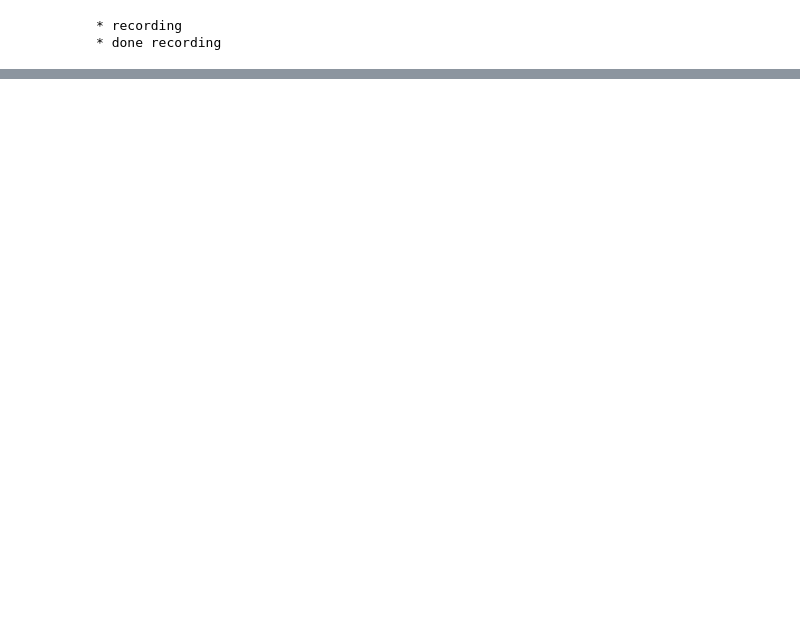
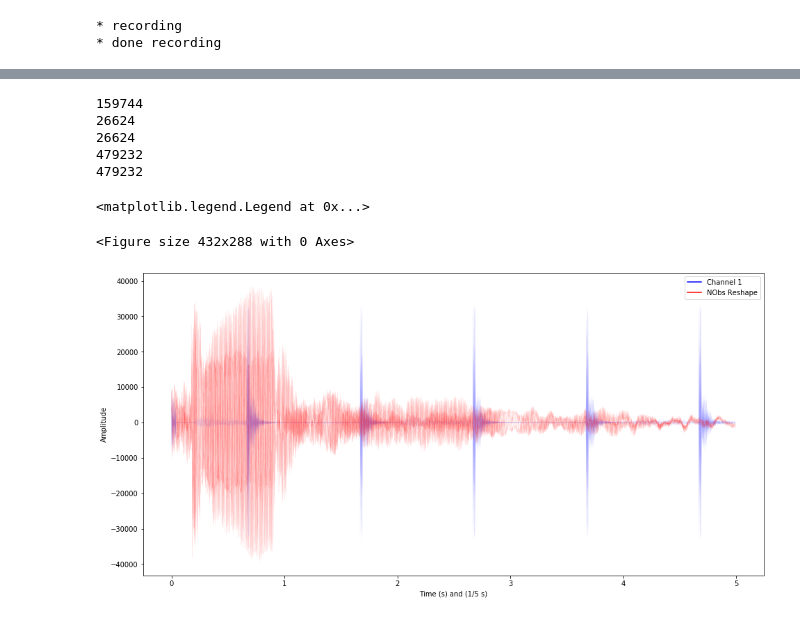
Before and after one commit to richard-romano/Radar435, a Jupyter notebook: RadarSim/LibrosaVersionRadar.ipynb, the cells around one changed output, grey strips where cells are left out. Saved outputs shown, nothing was run; the diff lists cells and outputs as text; code cells hidden in the pictures; blank space fills up the shorter version.

```diff
--- a/RadarSim/LibrosaVersionRadar.ipynb
+++ b/RadarSim/LibrosaVersionRadar.ipynb
@@ -134,0 +194,35 @@ librosa.display.waveplot(x, sr=sr)
+# %%
+# PLOT
+time = np.arange(0, float(audData.shape[0]), 1) / rate
+time2 = np.arange(0, float(audData.shape[0]/(3*6)), 1) / rate*3*6
+
+print(len(n_obs_channel1_env))
+print(len(n_obs_channel1_env[0:26624]))
+print(len(time2))
+print(len(channel1))
+print(len(time))
+
+#plot amplitude (or loudness) over time
+plt.clf()
+plt.figure(figsize=(16,8))
+channel1fig = plt.plot(time, channel1, linewidth=0.02, alpha=0.4, color='#0000FF', label="Channel 1")
+NObsReshape = plt.plot(time2, n_obs_channel1_env[0:26624], linewidth=0.04, alpha=1.0, color='#FF0000', label="NObs Reshape")
+
+plt.xlabel('Time (s) and (1/5 s)')
+plt.ylabel('Amplitude')
+
+# defining legend style and data
+import matplotlib.lines as mlines
+blue_line = mlines.Line2D([], [], color='blue', label='Channel 1')
+reds_line = mlines.Line2D([], [], color='red', label='NObs Reshape')
+
+plt.legend(handles=[blue_line, reds_line],loc='upper right')
+# %% [output]
+159744
+26624
+26624
+479232
+479232
+<matplotlib.legend.Legend at 0x...>
+<Figure size 432x288 with 0 Axes>
+[figure, added]
```
Also changed, not shown: parts of 7 cells of this notebook, 1 other file.
